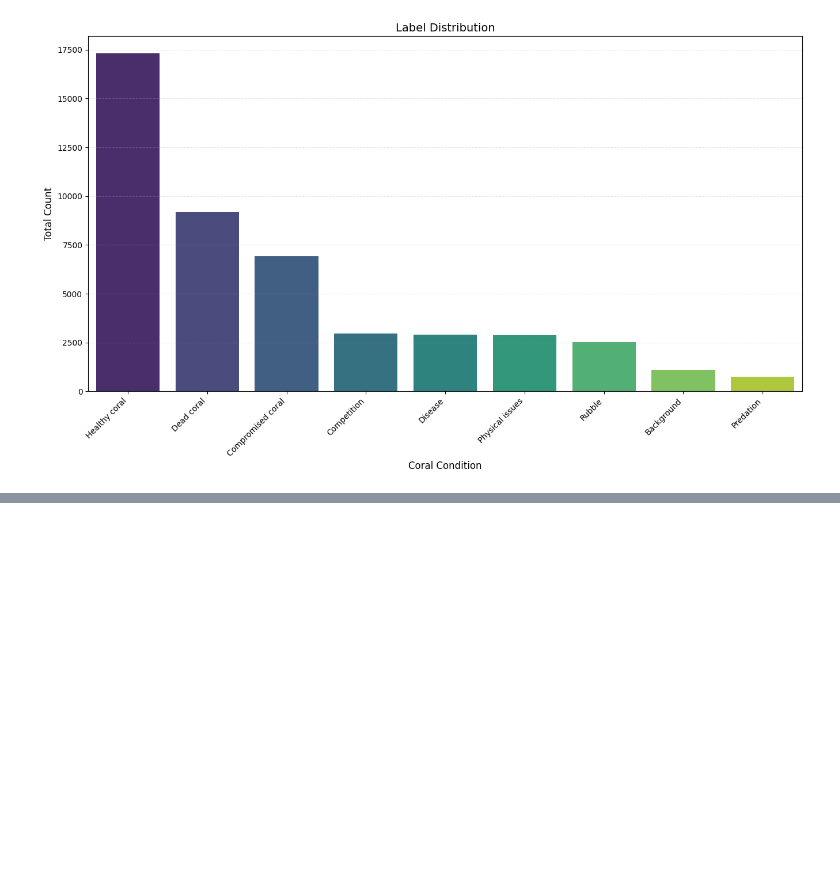
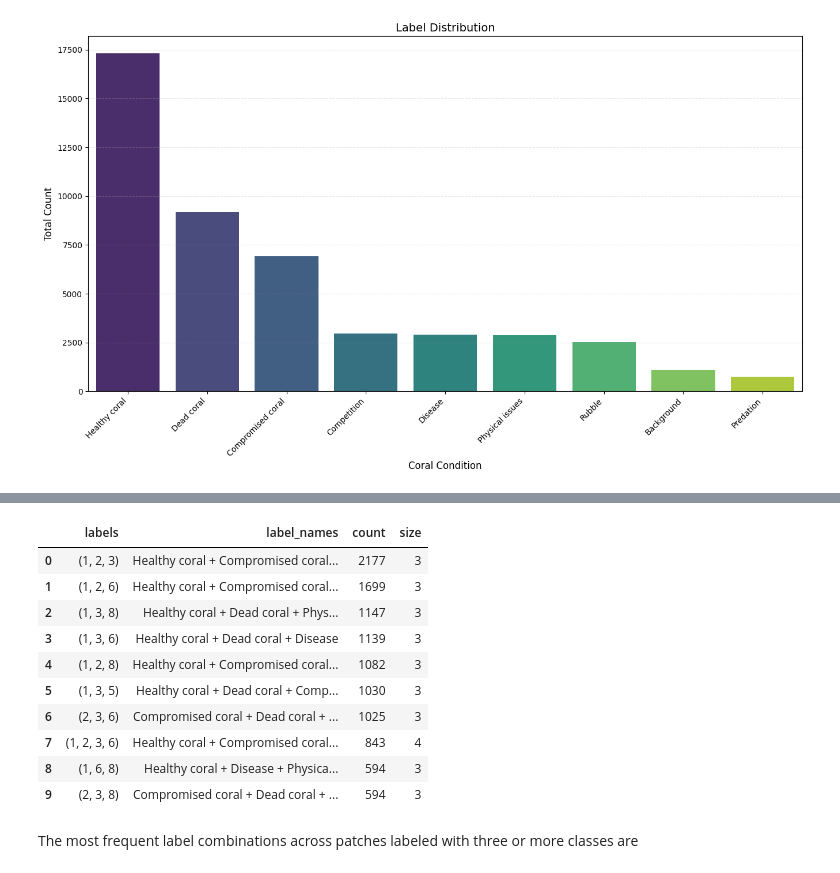
Before and after one commit to sarakabariti/coral_reef_monitoring_duplicate, a Jupyter notebook: notebooks/coral_condition_exploration.ipynb, the cells around one changed output, grey strips where cells are left out. Saved outputs shown, nothing was run; the diff lists cells and outputs as text; code cells hidden in the pictures; blank space fills up the shorter version.

```diff
--- a/notebooks/coral_condition_exploration.ipynb
+++ b/notebooks/coral_condition_exploration.ipynb
@@ -322,0 +359,38 @@ To further explore the dataset's label distribution, we can observe which classe
+# %%
+# Generate all possible label combinations with 3 to max labels per patch
+all_combinations = []
+for labels in annotations['label_list']:
+    if len(labels) >= 3:
+        for r in range(3, len(labels)+1):
+            all_combinations.extend(combinations(sorted(labels), r))
+
+# Count frequency of each combination
+combo_counts = Counter(all_combinations)
+
+# Format with label names
+combo_stats = []
+for combo, count in combo_counts.most_common(20):  # Top 20
+    combo_names = [labelset.loc[l, 'label_name'] for l in combo]
+    combo_stats.append({
+        'labels': combo,
+        'label_names': " + ".join(combo_names),
+        'count': count,
+        'size': len(combo)
+    })
+
+combo_df = pd.DataFrame(combo_stats)
+combo_df.head(10)
+# %% [output]
+|  | labels | label_names | count | size |
+| 0 | (1, 2, 3) | Healthy coral + Compromised coral... | 2177 | 3 |
+| 1 | (1, 2, 6) | Healthy coral + Compromised coral... | 1699 | 3 |
+| 2 | (1, 3, 8) | Healthy coral + Dead coral + Phys... | 1147 | 3 |
+| 3 | (1, 3, 6) | Healthy coral + Dead coral + Disease | 1139 | 3 |
+| 4 | (1, 2, 8) | Healthy coral + Compromised coral... | 1082 | 3 |
+| 5 | (1, 3, 5) | Healthy coral + Dead coral + Comp... | 1030 | 3 |
+| 6 | (2, 3, 6) | Compromised coral + Dead coral + ... | 1025 | 3 |
+| 7 | (1, 2, 3, 6) | Healthy coral + Compromised coral... | 843 | 4 |
+| 8 | (1, 6, 8) | Healthy coral + Disease + Physica... | 594 | 3 |
+| 9 | (2, 3, 8) | Compromised coral + Dead coral + ... | 594 | 3 |
+# %% [markdown]
+The most frequent label combinations across patches labeled with three or more classes are
```
Also changed, not shown: parts of 6 cells of this notebook.
